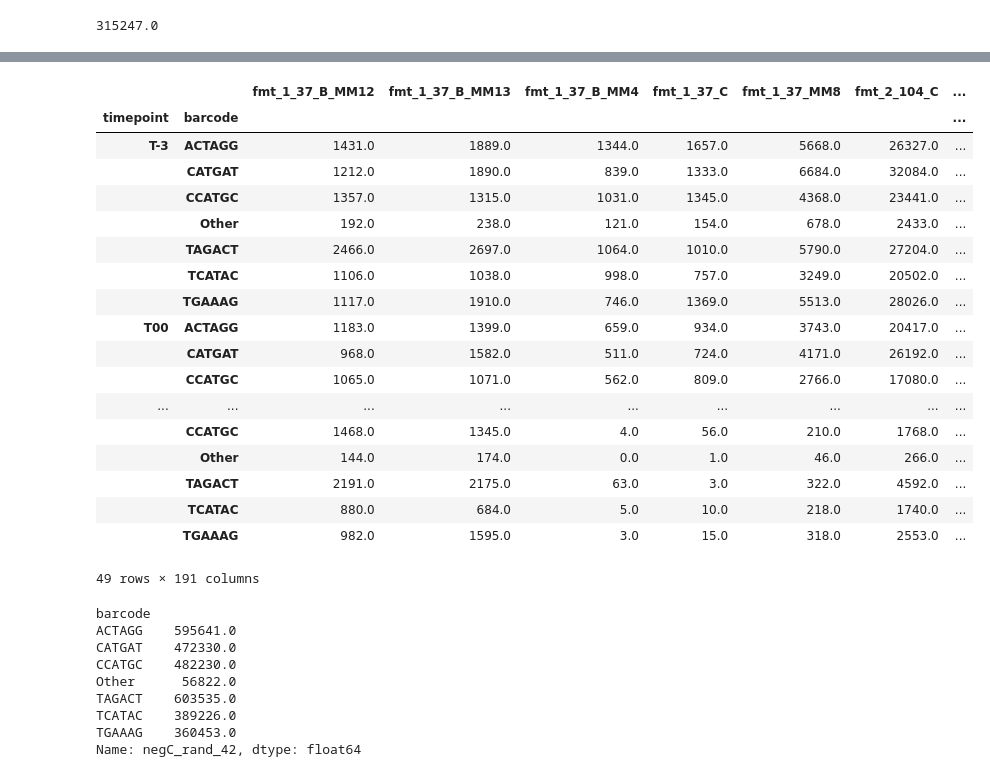
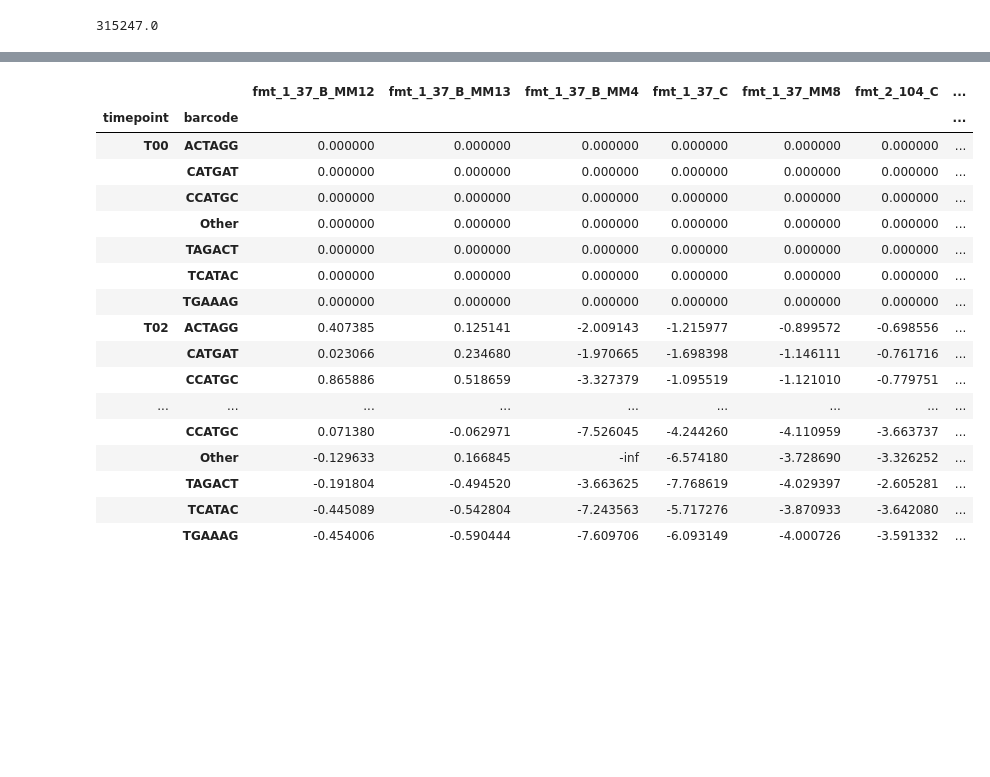
Before and after one commit to reynoldsk/sgrna-counting-code, a Jupyter notebook: notebook/read_files.ipynb, the cells around one changed output, grey strips where cells are left out. Drawn from its saved outputs; the diff is of its cells as text; code cells hidden in the pictures; blank space fills up the shorter version.

```diff
--- a/notebook/read_files.ipynb
+++ b/notebook/read_files.ipynb
@@ -1,8 +7,11 @@
 # %%
 import numpy as np
 import pandas as pd
+pd.set_option('display.max_columns', None)
+
 from count_processing.experiment import Experiment, SelfNonTargetingExperiment
 from pathlib import Path
+import logging
 # %%
 df = pd.read_csv("BarcodedCounts/unfiltered/2026-04-27_V00-TPT_ACTAGG_counts.csv", index_col=0)
 df
@@ -25,13 +34,20 @@ df["negC_rand_42"]["negC_rand_42"]
 # %% [output]
 315247.0
 # %%
+logger = logging.basicConfig(
+    filename="experiment.log",
+    level=logging.INFO,
+    format="%(asctime)s - %(levelname)s - %(message)s",
+)
+
 experiment = SelfNonTargetingExperiment(
     counts_directory=Path("BarcodedCounts/unfiltered"),
     vial_id="V03",
-    timepoints=["T-3", "T00", "T02", "T04", "T06", "T08", "T10"],
+    timepoints=["T00", "T02", "T04", "T06", "T08", "T10"],
     barcodes=["TGAAAG", "CATGAT", "CCATGC", "TCATAC", "TAGACT", "ACTAGG", "Other"],
     sgRNAs=Path("PW_Folate_corrected.fa"),
     neg_control_sgRNA="negC_rand_42",
+    plotting=True,
 )
 # %%
 tp = experiment.read_time_library()
@@ -38,34 +74,26 @@ tp = experiment.read_time_library()
 # %%
-tp
+rfs = experiment.relative_frequency(tp)
-# %% [output]
-|  |  | fmt_1_37_B_MM12 | fmt_1_37_B_MM13 | fmt_1_37_B_MM4 | fmt_1_37_C | fmt_1_37_MM8 | fmt_2_104_C | ... |
-| timepoint | barcode |  |  |  |  |  |  | ... |
-| T-3 | ACTAGG | 1431.0 | 1889.0 | 1344.0 | 1657.0 | 5668.0 | 26327.0 | ... |
-|  | CATGAT | 1212.0 | 1890.0 | 839.0 | 1333.0 | 6684.0 | 32084.0 | ... |
-|  | CCATGC | 1357.0 | 1315.0 | 1031.0 | 1345.0 | 4368.0 | 23441.0 | ... |
-|  | Other | 192.0 | 238.0 | 121.0 | 154.0 | 678.0 | 2433.0 | ... |
-|  | TAGACT | 2466.0 | 2697.0 | 1064.0 | 1010.0 | 5790.0 | 27204.0 | ... |
-|  | TCATAC | 1106.0 | 1038.0 | 998.0 | 757.0 | 3249.0 | 20502.0 | ... |
-|  | TGAAAG | 1117.0 | 1910.0 | 746.0 | 1369.0 | 5513.0 | 28026.0 | ... |
-| T00 | ACTAGG | 1183.0 | 1399.0 | 659.0 | 934.0 | 3743.0 | 20417.0 | ... |
-|  | CATGAT | 968.0 | 1582.0 | 511.0 | 724.0 | 4171.0 | 26192.0 | ... |
-|  | CCATGC | 1065.0 | 1071.0 | 562.0 | 809.0 | 2766.0 | 17080.0 | ... |
-| ... | ... | ... | ... | ... | ... | ... | ... | ... |
-|  | CCATGC | 1468.0 | 1345.0 | 4.0 | 56.0 | 210.0 | 1768.0 | ... |
-|  | Other | 144.0 | 174.0 | 0.0 | 1.0 | 46.0 | 266.0 | ... |
-|  | TAGACT | 2191.0 | 2175.0 | 63.0 | 3.0 | 322.0 | 4592.0 | ... |
-|  | TCATAC | 880.0 | 684.0 | 5.0 | 10.0 | 218.0 | 1740.0 | ... |
-|  | TGAAAG | 982.0 | 1595.0 | 3.0 | 15.0 | 318.0 | 2553.0 | ... |
-49 rows × 191 columns
-# %%
-tp.xs("T-3", level="timepoint")["negC_rand_42"]
-# %% [output]
-barcode
-ACTAGG    595641.0
-CATGAT    472330.0
-CCATGC    482230.0
-Other      56822.0
-TAGACT    603535.0
-TCATAC    389226.0
-TGAAAG    360453.0
-Name: negC_rand_42, dtype: float64
+# %%
+tn = experiment.normalize_to_t0(rfs, "T00")
+# %%
+logged = experiment.log_transform(tn)
+logged
+# %% [output]
+|  |  | fmt_1_37_B_MM12 | fmt_1_37_B_MM13 | fmt_1_37_B_MM4 | fmt_1_37_C | fmt_1_37_MM8 | fmt_2_104_C | ... |
+| timepoint | barcode |  |  |  |  |  |  | ... |
+| T00 | ACTAGG | 0.000000 | 0.000000 | 0.000000 | 0.000000 | 0.000000 | 0.000000 | ... |
+|  | CATGAT | 0.000000 | 0.000000 | 0.000000 | 0.000000 | 0.000000 | 0.000000 | ... |
+|  | CCATGC | 0.000000 | 0.000000 | 0.000000 | 0.000000 | 0.000000 | 0.000000 | ... |
+|  | Other | 0.000000 | 0.000000 | 0.000000 | 0.000000 | 0.000000 | 0.000000 | ... |
+|  | TAGACT | 0.000000 | 0.000000 | 0.000000 | 0.000000 | 0.000000 | 0.000000 | ... |
+|  | TCATAC | 0.000000 | 0.000000 | 0.000000 | 0.000000 | 0.000000 | 0.000000 | ... |
+|  | TGAAAG | 0.000000 | 0.000000 | 0.000000 | 0.000000 | 0.000000 | 0.000000 | ... |
+| T02 | ACTAGG | 0.407385 | 0.125141 | -2.009143 | -1.215977 | -0.899572 | -0.698556 | ... |
+|  | CATGAT | 0.023066 | 0.234680 | -1.970665 | -1.698398 | -1.146111 | -0.761716 | ... |
+|  | CCATGC | 0.865886 | 0.518659 | -3.327379 | -1.095519 | -1.121010 | -0.779751 | ... |
+| ... | ... | ... | ... | ... | ... | ... | ... | ... |
+|  | CCATGC | 0.071380 | -0.062971 | -7.526045 | -4.244260 | -4.110959 | -3.663737 | ... |
+|  | Other | -0.129633 | 0.166845 | -inf | -6.574180 | -3.728690 | -3.326252 | ... |
+|  | TAGACT | -0.191804 | -0.494520 | -3.663625 | -7.768619 | -4.029397 | -2.605281 | ... |
+|  | TCATAC | -0.445089 | -0.542804 | -7.243563 | -5.717276 | -3.870933 | -3.642080 | ... |
+|  | TGAAAG | -0.454006 | -0.590444 | -7.609706 | -6.093149 | -4.000726 | -3.591332 | ... |
```
Also changed, not shown: parts of 9 cells of this notebook, 1 other file.
